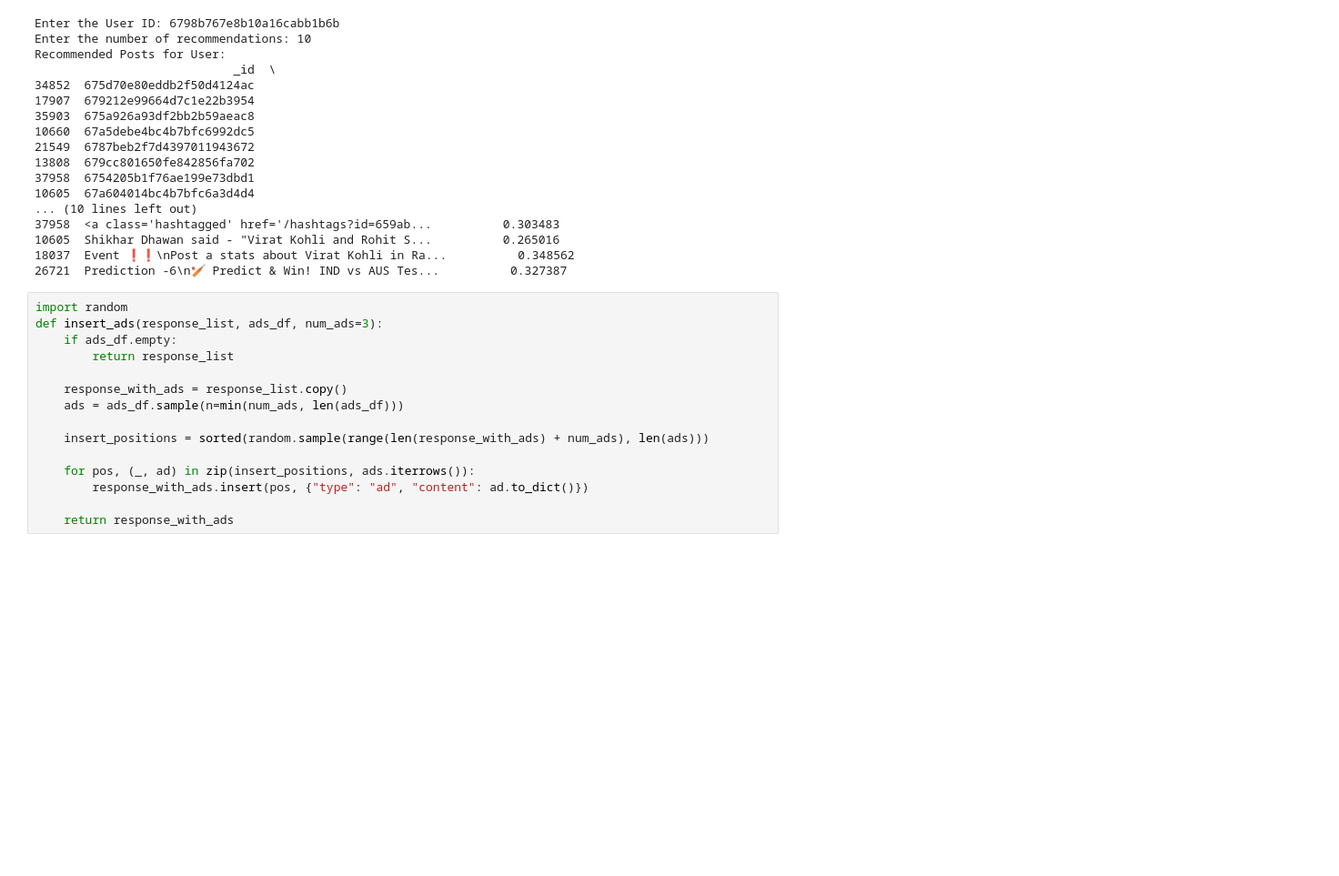
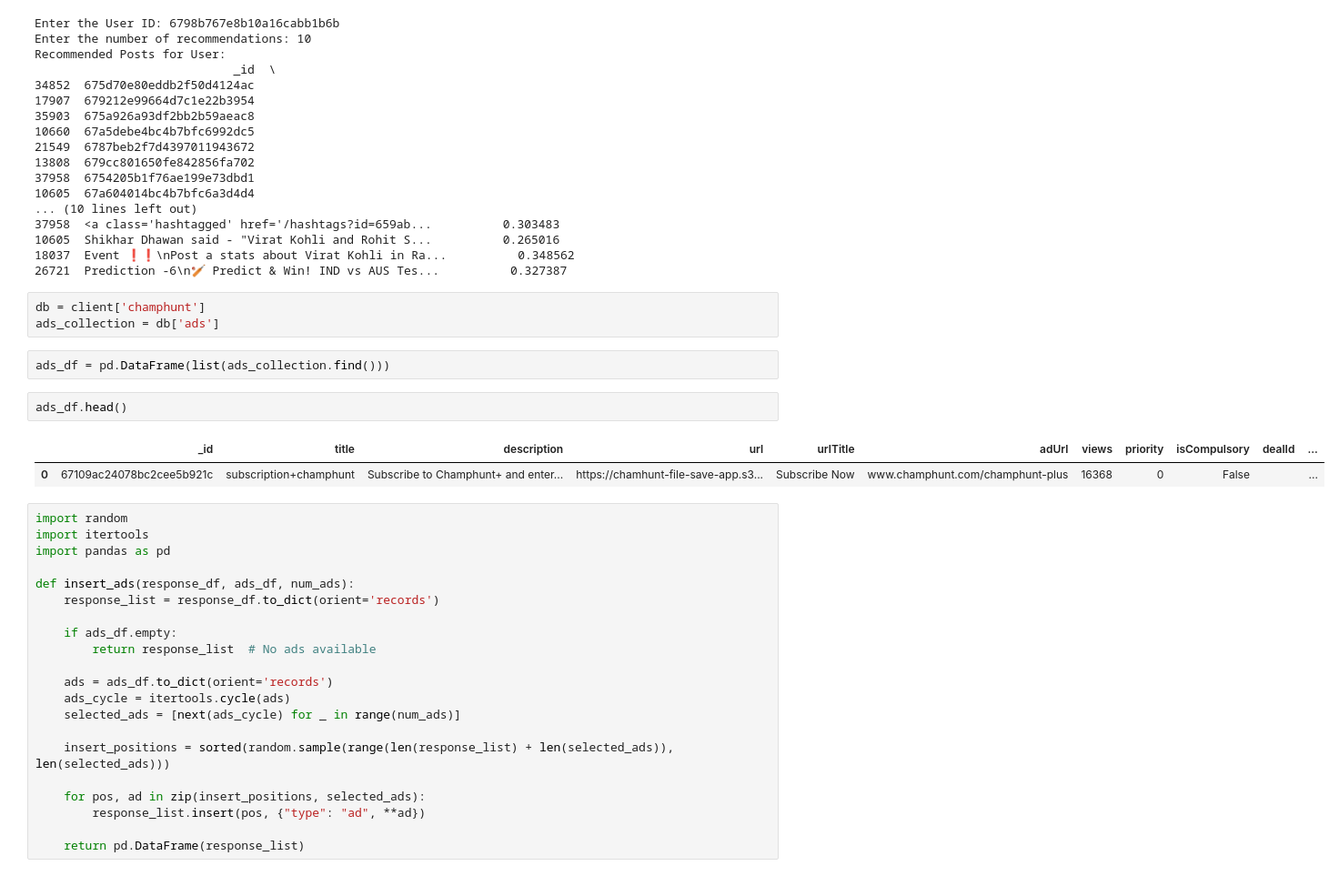
Before and after one commit to anushhhh/pitch-recommendation-algorithm, a Jupyter notebook: pitch_recs.ipynb, the cells around one changed output. Shown: that part at 91% size. Drawn from its saved outputs; the diff is of its cells as text; blank space fills up the shorter version.

```diff
--- a/pitch_recs.ipynb
+++ b/pitch_recs.ipynb
@@ -432,18 +318,34 @@ Recommended Posts for User:
 10605  Shikhar Dhawan said - "Virat Kohli and Rohit S...          0.265016
 18037  Event ❗❗\nPost a stats about Virat Kohli in Ra...          0.348562
 26721  Prediction -6\n🏏 Predict & Win! IND vs AUS Tes...          0.327387
+# %%
+db = client['champhunt']
+ads_collection = db['ads']
+# %%
+ads_df = pd.DataFrame(list(ads_collection.find()))
+# %%
+ads_df.head()
+# %% [output]
+|  | _id | title | description | url | urlTitle | adUrl | views | priority | isCompulsory | dealId | ... |
+| 0 | 67109ac24078bc2cee5b921c | subscription+champhunt | Subscribe to Champhunt+ and enter... | https://chamhunt-file-save-app.s3... | Subscribe Now | www.champhunt.com/champhunt-plus | 16368 | 0 | False |  | ... |
 # %%
 import random
-def insert_ads(response_list, ads_df, num_ads=3):
+import itertools
+import pandas as pd
+
+def insert_ads(response_df, ads_df, num_ads):
+    response_list = response_df.to_dict(orient='records')
+
     if ads_df.empty:
-        return response_list
+        return response_list  # No ads available
 
-    response_with_ads = response_list.copy()
-    ads = ads_df.sample(n=min(num_ads, len(ads_df)))
+    ads = ads_df.to_dict(orient='records')
+    ads_cycle = itertools.cycle(ads)
+    selected_ads = [next(ads_cycle) for _ in range(num_ads)]
 
-    insert_positions = sorted(random.sample(range(len(response_with_ads) + num_ads), len(ads)))
+    insert_positions = sorted(random.sample(range(len(response_list) + len(selected_ads)), len(selected_ads)))
 
-    for pos, (_, ad) in zip(insert_positions, ads.iterrows()):
-        response_with_ads.insert(pos, {"type": "ad", "content": ad.to_dict()})
+    for pos, ad in zip(insert_positions, selected_ads):
+        response_list.insert(pos, {"type": "ad", **ad})
 
-    return response_with_ads
+    return pd.DataFrame(response_list)
```
Also changed, not shown: parts of 9 cells of this notebook.
